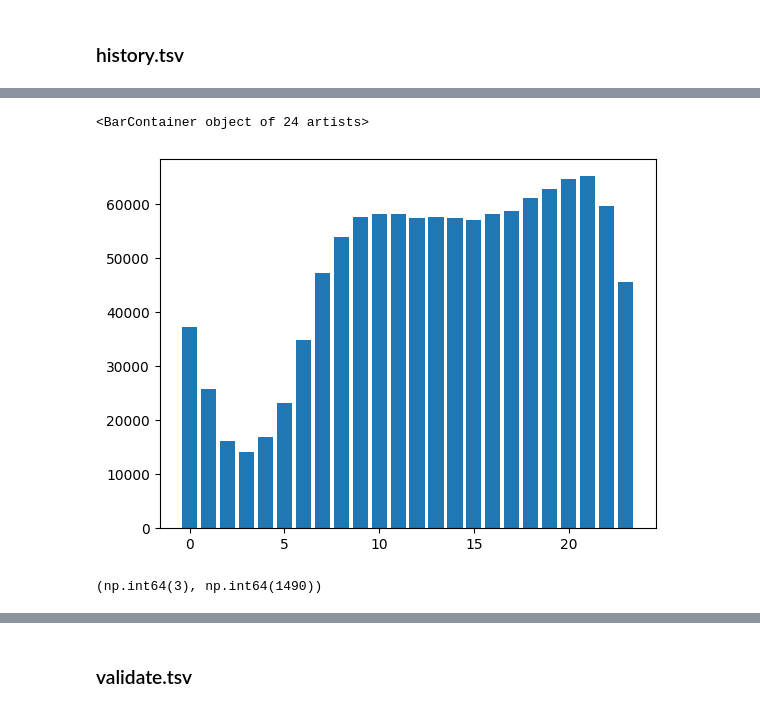
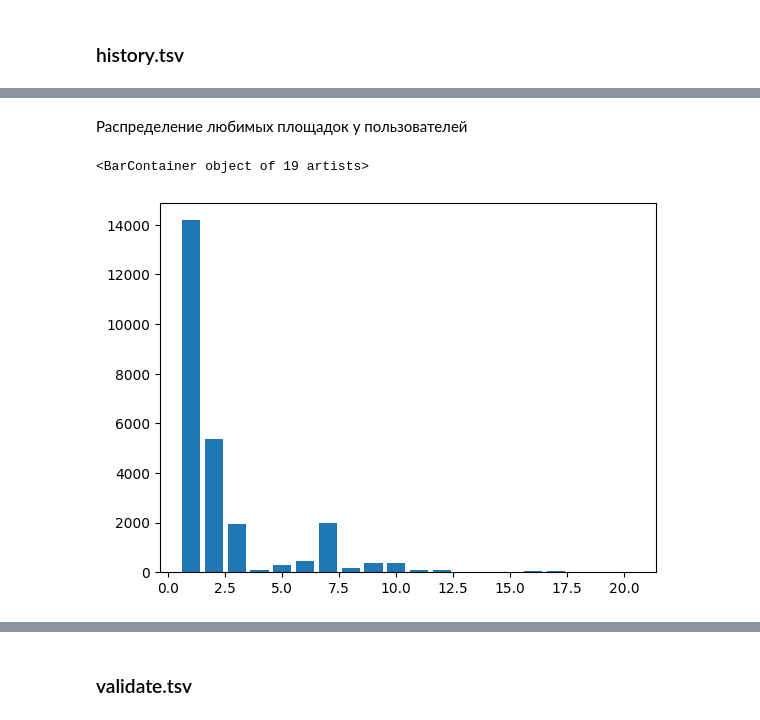
Before and after one commit to EgorChernov5/VILLKA, a Jupyter notebook: notebooks/pretty_preprocessing.ipynb, the cells around one changed output, grey strips where cells are left out. Drawn from its saved outputs; the diff is of its cells as text; code cells hidden in the pictures.

```diff
--- a/notebooks/pretty_preprocessing.ipynb
+++ b/notebooks/pretty_preprocessing.ipynb
@@ -74,10 +227,12 @@ ___
+# %% [markdown]
+Распределение любимых площадок у пользователей
 # %%
-v, c = np.unique(ext_history_ds["hour"], return_counts=True)
+modes = []
+for i, row in history_ds.groupby(by="user_id"):
+    modes.append(row["publisher"].mode()[0])
+
+v, c = np.unique(modes, return_counts=True)
 plt.bar(v, c)
 # %% [output]
-<BarContainer object of 24 artists>
+<BarContainer object of 19 artists>
-[figure, old version]
+[figure, new version]
-# %%
-np.min(ext_history_ds["hour_old"]), np.max(ext_history_ds["hour_old"])
-# %% [output]
-(np.int64(3), np.int64(1490))
```
Also changed, not shown: parts of 123 cells of this notebook.
